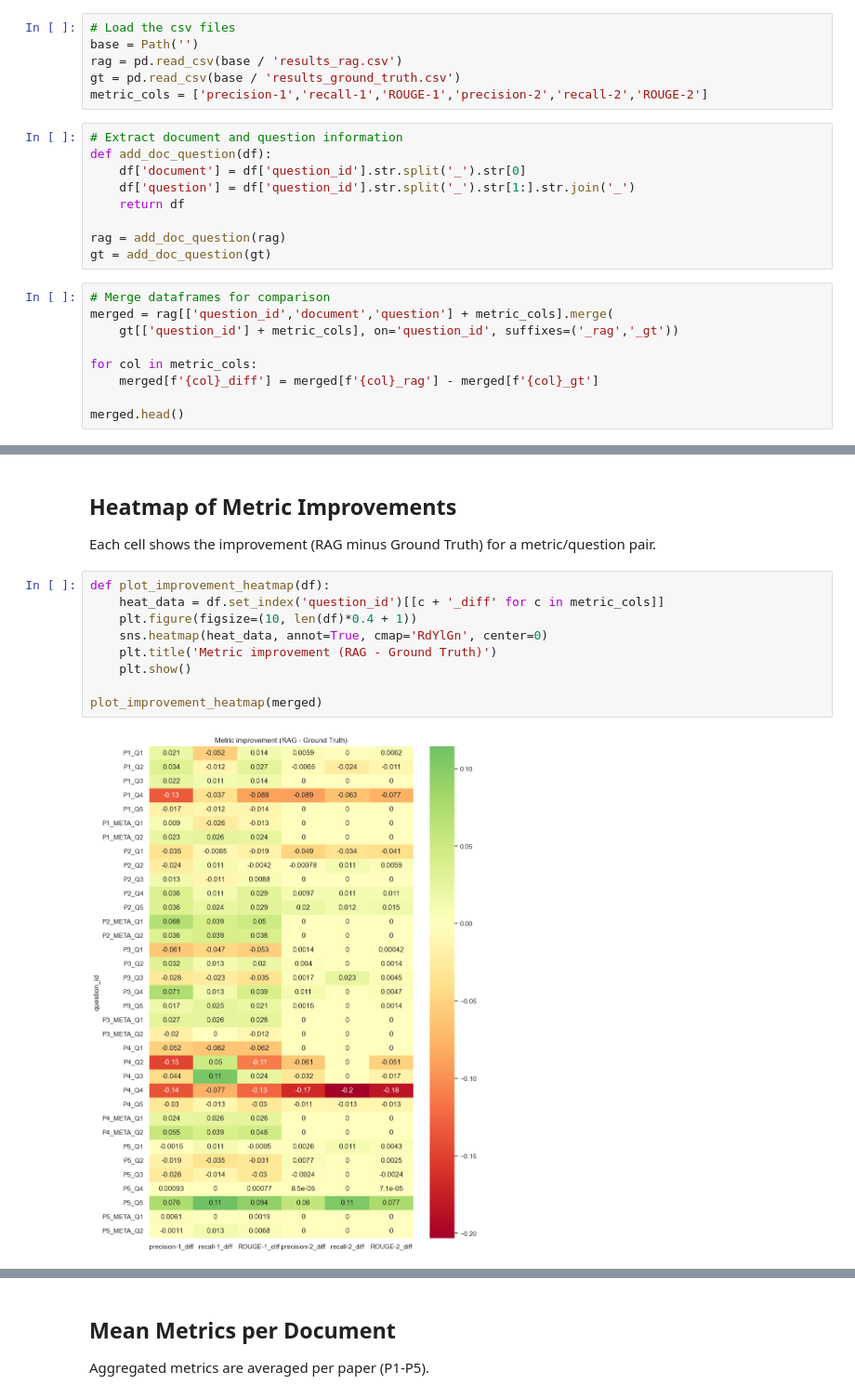
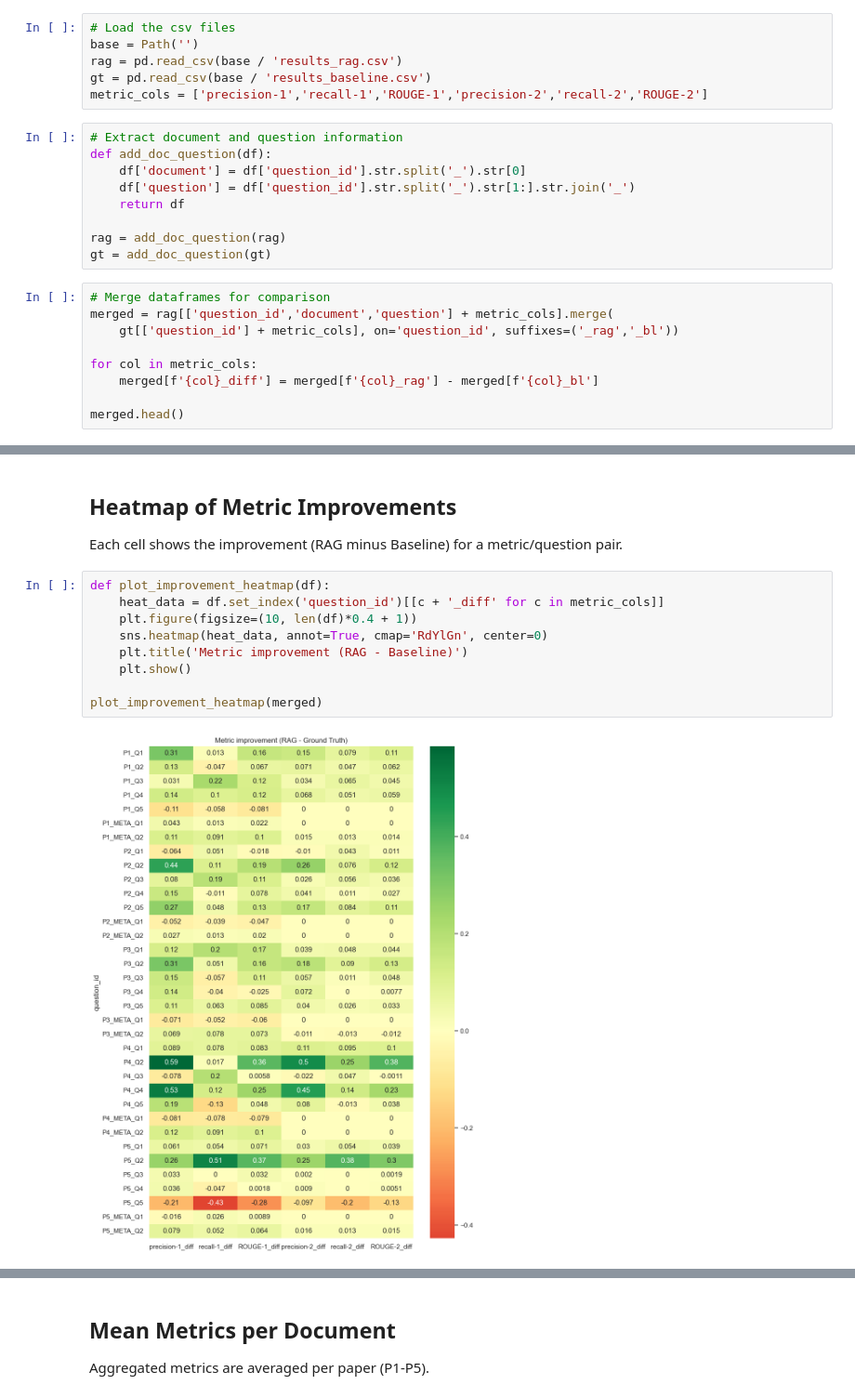
Before and after one commit to bennyhandball/Datenbanken, a Jupyter notebook: Experiment/evaluation_graphics.ipynb, the cells around one changed output, grey strips where cells are left out. Shown: that part at 93% size. Saved outputs shown, nothing was run; the diff lists cells and outputs as text.

Commit message:
adapted the data names to baseline

```diff
--- a/Experiment/evaluation_graphics.ipynb
+++ b/Experiment/evaluation_graphics.ipynb
@@ -12,7 +12,7 @@ sns.set(style='whitegrid')
 # Load the csv files
 base = Path('')
 rag = pd.read_csv(base / 'results_rag.csv')
-gt = pd.read_csv(base / 'results_ground_truth.csv')
+gt = pd.read_csv(base / 'results_baseline.csv')
 metric_cols = ['precision-1','recall-1','ROUGE-1','precision-2','recall-2','ROUGE-2']
 # %%
 # Extract document and question information
@@ -26,10 +26,10 @@ gt = add_doc_question(gt)
 # %%
 # Merge dataframes for comparison
 merged = rag[['question_id','document','question'] + metric_cols].merge(
-    gt[['question_id'] + metric_cols], on='question_id', suffixes=('_rag','_gt'))
+    gt[['question_id'] + metric_cols], on='question_id', suffixes=('_rag','_bl'))
 
 for col in metric_cols:
-    merged[f'{col}_diff'] = merged[f'{col}_rag'] - merged[f'{col}_gt']
+    merged[f'{col}_diff'] = merged[f'{col}_rag'] - merged[f'{col}_bl']
 
 merged.head()
 # %% [output]
@@ -42,17 +42,17 @@ merged.head()
 5 rows × 21 columns
 # %% [markdown]
 ## Heatmap of Metric Improvements
-Each cell shows the improvement (RAG minus Ground Truth) for a metric/question pair.
+Each cell shows the improvement (RAG minus Baseline) for a metric/question pair.
 # %%
 def plot_improvement_heatmap(df):
     heat_data = df.set_index('question_id')[[c + '_diff' for c in metric_cols]]
     plt.figure(figsize=(10, len(df)*0.4 + 1))
     sns.heatmap(heat_data, annot=True, cmap='RdYlGn', center=0)
-    plt.title('Metric improvement (RAG - Ground Truth)')
+    plt.title('Metric improvement (RAG - Baseline)')
     plt.show()
 
 plot_improvement_heatmap(merged)
 # %% [output]
-[figure, old version]
+[figure, new version]
 # %% [markdown]
 ## Bar Chart by Question
```
Also changed, not shown: parts of 5 cells of this notebook, 4 other files.
